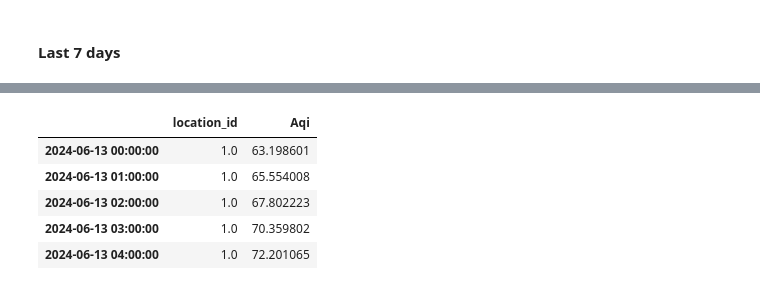
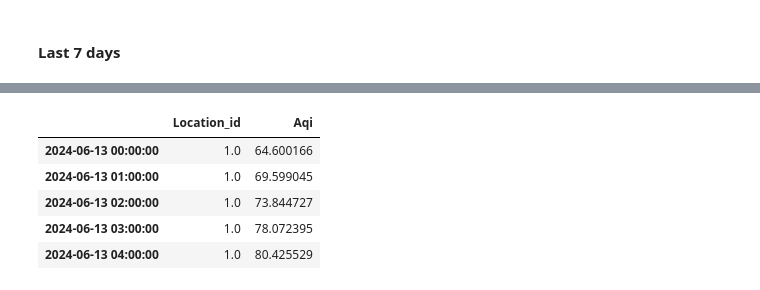
Before and after one commit to timothyafolami/New_Smog_Repo, a Jupyter notebook: code_.ipynb, the cells around one changed output, grey strips where cells are left out. Saved outputs shown, nothing was run; the diff lists cells and outputs as text; code cells hidden in the pictures.

```diff
--- a/code_.ipynb
+++ b/code_.ipynb
@@ -1975,6 +1977,7 @@ print(f"Output shape: {y.shape}")
 
 
 # Split the data into training and test sets
+train_size = int(len(X) * 0.925)
 X_train, X_test = X[:train_size], X[train_size:]
 y_train, y_test = y[:train_size], y[train_size:]
 
@@ -2099,0 +2103,36 @@ Test Loss: 0.0022
+# %%
+# Number of hours in 60 days
+forecast_horizon = 60 * 24
+
+# Start with the last sequence from the test data
+last_sequence = X_test_tensor[-1].unsqueeze(0).to(device)
+
+# Collect the predictions
+forecasted_values = []
+
+model.eval()
+with torch.no_grad():
+    current_sequence = last_sequence
+    for _ in range(forecast_horizon):
+        # Make prediction
+        prediction = model(current_sequence)
+        forecasted_values.append(prediction.cpu().numpy())
+
+        # Update the sequence by appending the prediction and removing the first time step
+        new_sequence = torch.cat((current_sequence[:, 1:, :], prediction.unsqueeze(1)), dim=1)
+        current_sequence = new_sequence
+
+# Convert list of arrays into a single array
+forecasted_values = np.concatenate(forecasted_values, axis=0)
+
+# Inverse transform the predictions to original scale
+forecasted_values_inverse = aqi_scaler.inverse_transform(forecasted_values)
+
+# Convert to DataFrame for easier visualization
+forecasted_df = pd.DataFrame(forecasted_values_inverse, columns=pivot_df.columns)
+forecasted_df.index = pd.date_range(start=pivot_df.index[-1] + pd.Timedelta(hours=1), periods=forecast_horizon, freq='H')
+
+# Reverse the pivot operation
+reverted_df = forecasted_df.melt(ignore_index=False, var_name='Location_id', value_name='Aqi')
+# Display the forecasted DataFrame
+reverted_df.head()
@@ -2716,46 +2764,46 @@ Epoch [20/20], Loss: 0.0027
 Test Loss: 0.0018
 # %%
 # Number of hours in 60 days
-forecast_horizon = 7 * 24
+forecast_horizon = 37 * 24
 
 # Start with the last sequence from the test data
 last_sequence = X_test_tensor[-1].unsqueeze(0).to(device)
 
 # Collect the predictions
 forecasted_values = []
 
 model.eval()
 with torch.no_grad():
     current_sequence = last_sequence
     for _ in range(forecast_horizon):
         # Make prediction
         prediction = model(current_sequence)
         forecasted_values.append(prediction.cpu().numpy())
 
         # Update the sequence by appending the prediction and removing the first time step
         new_sequence = torch.cat((current_sequence[:, 1:, :], prediction.unsqueeze(1)), dim=1)
         current_sequence = new_sequence
 
 # Convert list of arrays into a single array
 forecasted_values = np.concatenate(forecasted_values, axis=0)
 
 # Inverse transform the predictions to original scale
 forecasted_values_inverse = aqi_scaler.inverse_transform(forecasted_values)
 
 # Convert to DataFrame for easier visualization
 forecasted_df = pd.DataFrame(forecasted_values_inverse, columns=pivot_df.columns)
 forecasted_df.index = pd.date_range(start=pivot_df.index[-1] + pd.Timedelta(hours=1), periods=forecast_horizon, freq='H')
 
 # Reverse the pivot operation
-reverted_df = forecasted_df.melt(ignore_index=False, var_name='location_id', value_name='Aqi')
+reverted_df = forecasted_df.melt(ignore_index=False, var_name='Location_id', value_name='Aqi')
 # Display the forecasted DataFrame
 reverted_df.head()
 # %% [output]
-|  | location_id | Aqi |
-| 2024-06-13 00:00:00 | 1.0 | 63.198601 |
-| 2024-06-13 01:00:00 | 1.0 | 65.554008 |
-| 2024-06-13 02:00:00 | 1.0 | 67.802223 |
-| 2024-06-13 03:00:00 | 1.0 | 70.359802 |
-| 2024-06-13 04:00:00 | 1.0 | 72.201065 |
+|  | Location_id | Aqi |
+| 2024-06-13 00:00:00 | 1.0 | 64.600166 |
+| 2024-06-13 01:00:00 | 1.0 | 69.599045 |
+| 2024-06-13 02:00:00 | 1.0 | 73.844727 |
+| 2024-06-13 03:00:00 | 1.0 | 78.072395 |
+| 2024-06-13 04:00:00 | 1.0 | 80.425529 |
 # %%
 # save as aqi 30 days lag
```
Also changed, not shown: parts of 14 cells of this notebook, 11 other files.
